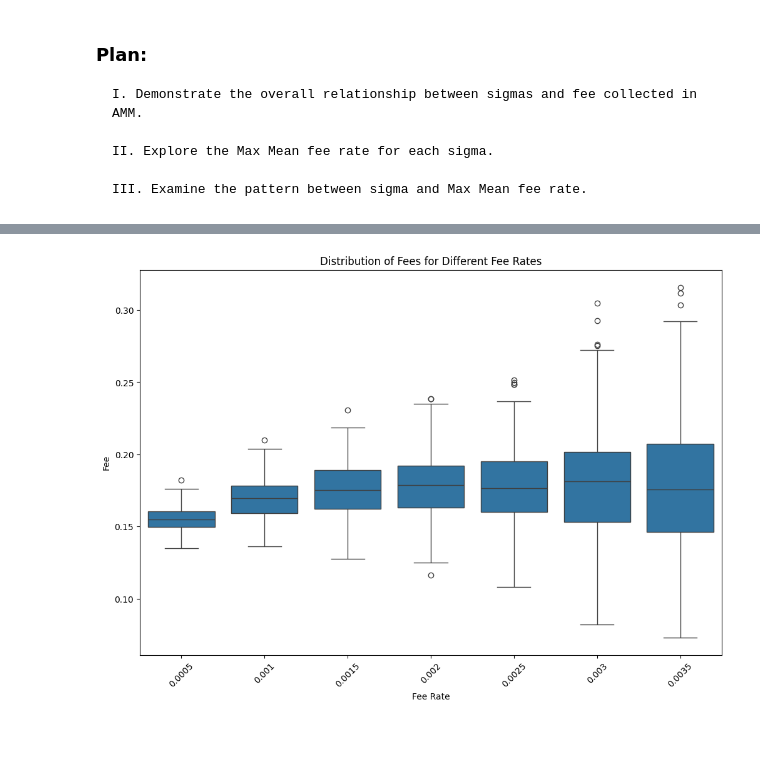
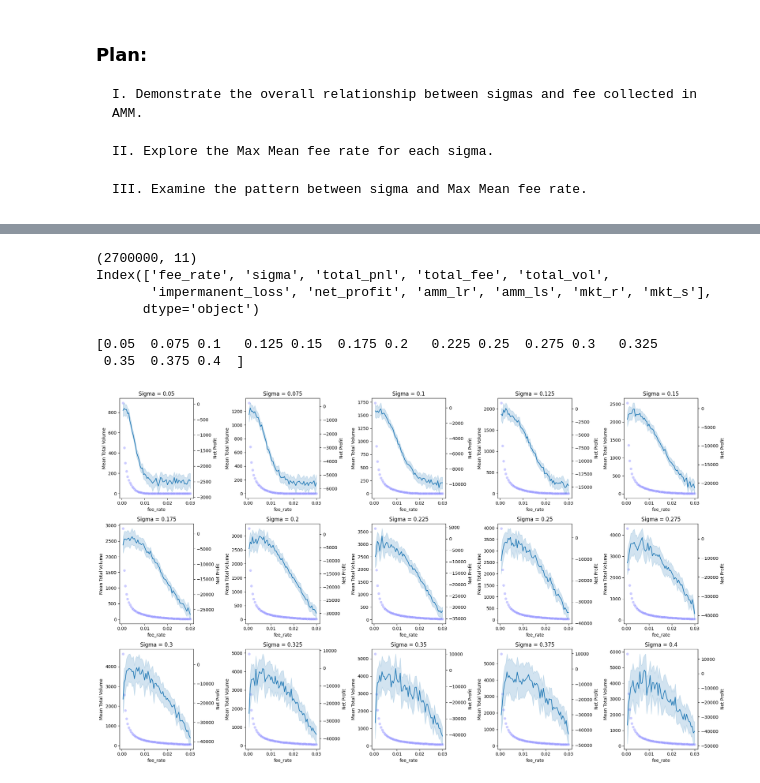
Before and after one commit to WillInvest/Dynamic_AMM, a Jupyter notebook: exp/dummy_display.ipynb, the cells around one changed output, grey strips where cells are left out. Saved outputs shown, nothing was run; the diff lists cells and outputs as text; code cells hidden in the pictures; blank space fills up the shorter version.

```diff
--- a/exp/dummy_display.ipynb
+++ b/exp/dummy_display.ipynb
@@ -1179,11 +44,58 @@ plt.show()
-# %%
-# plot boxplot of fee for different fee rates
-plt.figure(figsize=(12, 8))
-sns.boxplot(x='fee_rate', y='fee', data=df)
-plt.xticks(rotation=45)
-plt.xlabel('Fee Rate')
-plt.ylabel('Fee')
-plt.title('Distribution of Fees for Different Fee Rates')
-plt.show()
-# %% [output]
-[figure, removed]
+# %%
+df1 = pd.read_csv('/home/shiftpub/Dynamic_AMM/results/dummy_results/combined.csv')
+df2 = pd.read_csv('/home/shiftpub/Dynamic_AMM/results/dummy_results/combined2.csv')
+# %%
+results = pd.concat([df1, df2], axis=0, ignore_index=True)
+results.sort_values(by=['sigma'], inplace=True)
+print(results.shape)
+print(results.columns)
+# %% [output]
+(2700000, 11)
+Index(['fee_rate', 'sigma', 'total_pnl', 'total_fee', 'total_vol',
+       'impermanent_loss', 'net_profit', 'amm_lr', 'amm_ls', 'mkt_r', 'mkt_s'],
+      dtype='object')
+# %%
+import matplotlib.pyplot as plt
+import seaborn as sns
+
+# Unique sigma values
+sigma_values = results.sigma.unique()
+print(sigma_values)
+
+# Create a 3x5 grid for the subplots
+fig, axes = plt.subplots(3, 5, figsize=(20, 12))  # Adjust figure size as needed
+
+for i, sigma in enumerate(sigma_values):
+    row = i // 5
+    col = i % 5
+    ax = axes[row, col]
+
+    # Filter data for the current sigma
+    df = results[results.sigma == sigma]
+    # Group by fee_rate and calculate the mean of net_profit and total_vol
+    grouped_df = df.groupby('fee_rate').agg({'net_profit': 'mean', 'total_vol': 'mean'}).reset_index()
+    max_fee_rate = grouped_df.loc[grouped_df.net_profit.idxmax(), 'fee_rate']
+
+    # Plot net profit as a line plot on the primary y-axis
+    sns.scatterplot(x='fee_rate', y='total_vol', data=grouped_df, ax=ax, color='blue', alpha=0.2)
+    ax.set_ylabel('Mean Total Volume')
+
+    # Create a secondary y-axis for total_vol as a histogram with reduced bar width and transparency
+    ax2 = ax.twinx()
+    sns.lineplot(x='fee_rate', y='net_profit', data=df, ax=ax2, errorbar=('ci', 100))
+    ax2.set_xlabel('Fee Rate')
+    ax2.set_ylabel('Net Profit')
+    ax2.set_title(f'Sigma = {sigma}')
+
+    # ax2.axvline(x=max_fee_rate, color='r', linestyle='--', label=f'Max: {max_fee_rate:.4f}')
+    # ax2.legend(loc='upper right')
+
+
+
+# Adjust layout to prevent overlap
+plt.tight_layout()
+plt.show()
+# %% [output]
+[0.05  0.075 0.1   0.125 0.15  0.175 0.2   0.225 0.25  0.275 0.3   0.325
+ 0.35  0.375 0.4  ]
+[figure, added]
```
Also changed, not shown: parts of 51 cells of this notebook, 2 other files.
